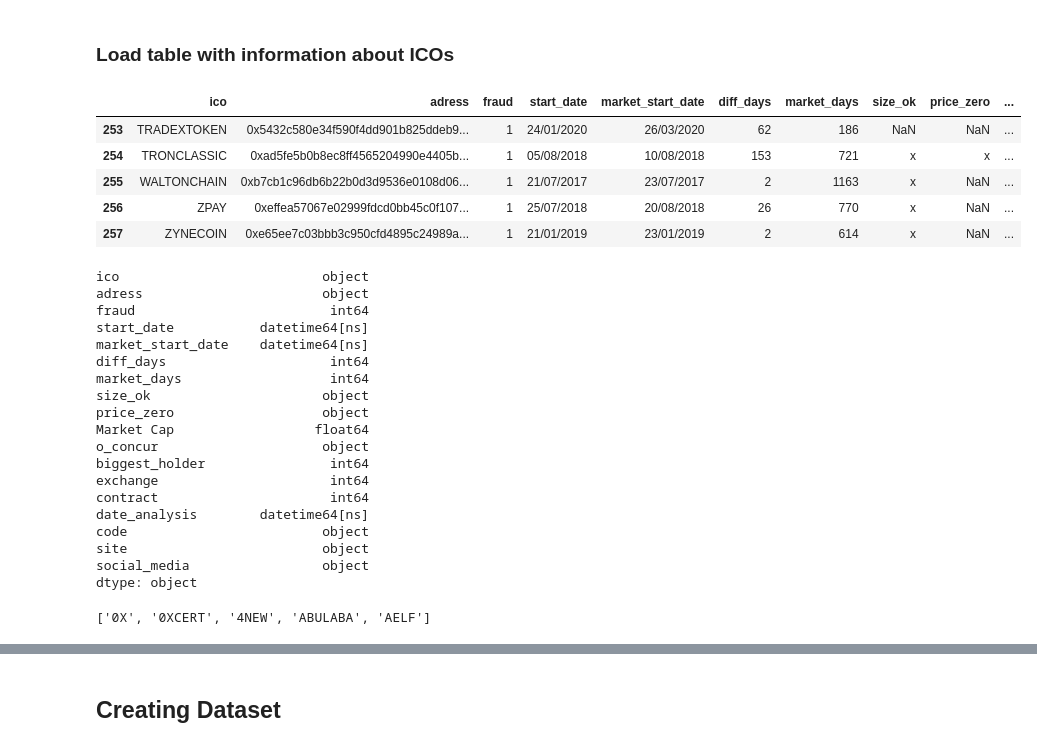
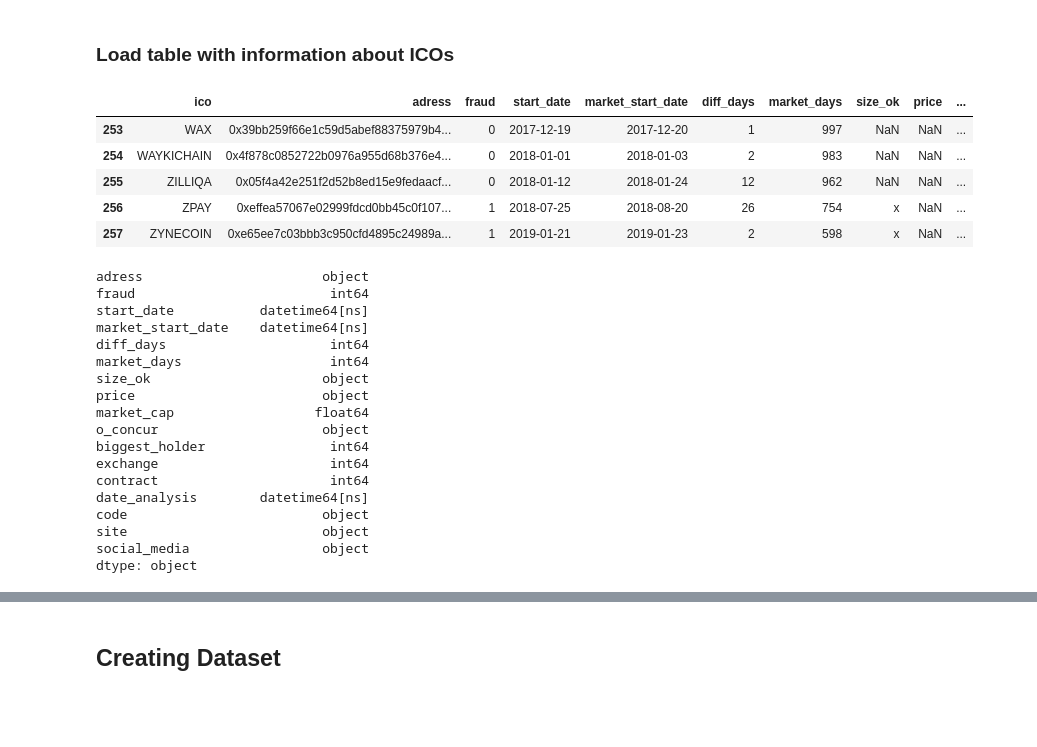
Before and after one commit to GabrielSGoncalves/time_series_study, a Jupyter notebook: ICO_fraud_detection/2020-09-24-Investigate_series_size.ipynb, the cells around one changed output, grey strips where cells are left out. Drawn from its saved outputs; the diff is of its cells as text; code cells hidden in the pictures; blank space fills up the shorter version.

```diff
--- a/ICO_fraud_detection/2020-09-24-Investigate_series_size.ipynb
+++ b/ICO_fraud_detection/2020-09-24-Investigate_series_size.ipynb
@@ -14,19 +16,18 @@ InteractiveShell.ast_node_interactivity = "all"
 # %%
-ico_table = pd.read_csv('lista_ico_2020-08-17_tab3.csv', sep=';')
+ico_table = pd.read_csv('lista_ico_2020-08-17_tab3.csv', sep=',')
 ico_table.tail()
 # %% [output]
-|  | ico | adress | fraud | start_date | market_start_date | diff_days | market_days | size_ok | price_zero | ... |
-| 253 | TRADEXTOKEN | 0x5432c580e34f590f4dd901b825ddeb9... | 1 | 24/01/2020 | 26/03/2020 | 62 | 186 | NaN | NaN | ... |
-| 254 | TRONCLASSIC | 0xad5fe5b0b8ec8ff4565204990e4405b... | 1 | 05/08/2018 | 10/08/2018 | 153 | 721 | x | x | ... |
-| 255 | WALTONCHAIN | 0xb7cb1c96db6b22b0d3d9536e0108d06... | 1 | 21/07/2017 | 23/07/2017 | 2 | 1163 | x | NaN | ... |
-| 256 | ZPAY | 0xeffea57067e02999fdcd0bb45c0f107... | 1 | 25/07/2018 | 20/08/2018 | 26 | 770 | x | NaN | ... |
-| 257 | ZYNECOIN | 0xe65ee7c03bbb3c950cfd4895c24989a... | 1 | 21/01/2019 | 23/01/2019 | 2 | 614 | x | NaN | ... |
+|  | ico | adress | fraud | start_date | market_start_date | diff_days | market_days | size_ok | price | ... |
+| 253 | WAX | 0x39bb259f66e1c59d5abef88375979b4... | 0 | 2017-12-19 | 2017-12-20 | 1 | 997 | NaN | NaN | ... |
+| 254 | WAYKICHAIN | 0x4f878c0852722b0976a955d68b376e4... | 0 | 2018-01-01 | 2018-01-03 | 2 | 983 | NaN | NaN | ... |
+| 255 | ZILLIQA | 0x05f4a42e251f2d52b8ed15e9fedaacf... | 0 | 2018-01-12 | 2018-01-24 | 12 | 962 | NaN | NaN | ... |
+| 256 | ZPAY | 0xeffea57067e02999fdcd0bb45c0f107... | 1 | 2018-07-25 | 2018-08-20 | 26 | 754 | x | NaN | ... |
+| 257 | ZYNECOIN | 0xe65ee7c03bbb3c950cfd4895c24989a... | 1 | 2019-01-21 | 2019-01-23 | 2 | 598 | x | NaN | ... |
 # %%
 ico_table = ico_table.astype({'start_date': 'datetime64', 'market_start_date': 'datetime64', 'date_analysis':'datetime64'})
-#ico_table.set_index('ico', inplace=True)
+ico_table.set_index('ico', inplace=True)
 ico_table.dtypes
 # %% [output]
-ico                          object
 adress                       object
 fraud                         int64
 start_date           datetime64[ns]
@@ -34,8 +35,8 @@ market_start_date    datetime64[ns]
 diff_days                     int64
 market_days                   int64
 size_ok                      object
-price_zero                   object
-Market Cap                  float64
+price                        object
+market_cap                  float64
 o_concur                     object
 biggest_holder                int64
 exchange                      int64
@@ -45,8 +46,3 @@ code                         object
 site                         object
 social_media                 object
 dtype: object
-# %%
-list_icos = ico_table.sort_values(by='ico').ico.to_list()
-list_icos[:5]
-# %% [output]
-['0X', '0XCERT', '4NEW', 'ABULABA', 'AELF']
```
Also changed, not shown: parts of 39 cells of this notebook, 6 other files.
